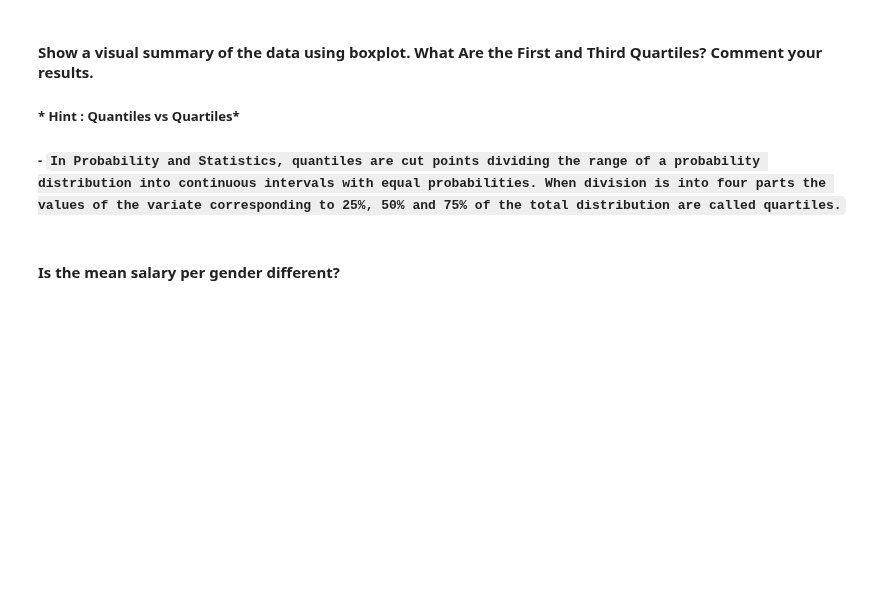
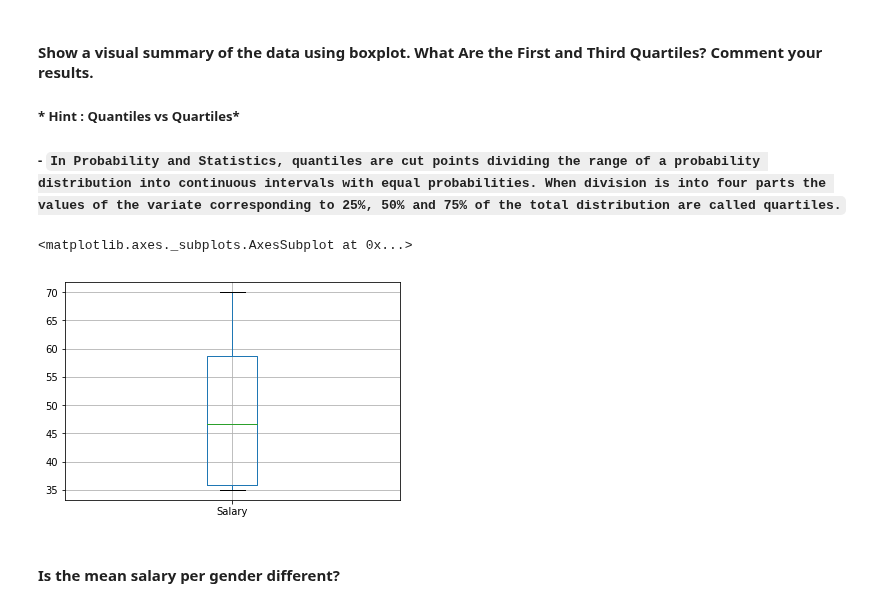
Before and after one commit to davidlafuentem/data-labs, a Jupyter notebook: module-2/lab-subsetting-and-descriptive-stats/your-code/main.ipynb, the cells around one changed output. Cells and saved outputs as stored; diff of their text form; code cells hidden in the pictures; blank space fills up the shorter version.

Commit message:
box plot

```diff
--- a/module-2/lab-subsetting-and-descriptive-stats/your-code/main.ipynb
+++ b/module-2/lab-subsetting-and-descriptive-stats/your-code/main.ipynb
@@ -127,7 +124,7 @@ Name: Temperature, dtype: float64
 #### Load the `employee.csv` file into a DataFrame. Call the dataframe `employee`
 # %%
 # your answer here
-employee = pd.read_csv('./employee.csv')
+employee = pd.read_csv('./Employee.csv')
 # %% [markdown]
 #### Explore the data types of the Temp dataframe. Comment your results
 # %%
@@ -245,0 +274,4 @@ SyntaxError: invalid syntax (<ipython-input-57-c403317ba1a1>, line 2)
+# %%
+# your answer here
+salary_box = pd.DataFrame(employee.groupby(['Years'])['Salary'].mean())
+salary_box.head(8)
@@ -252,3 +291,15 @@ SyntaxError: invalid syntax (<ipython-input-57-c403317ba1a1>, line 2)
+# %%
+# draw boxplot here
+salary_box.boxplot()
+
+"""
+I notice that the minimum outlayer is quite near the first quartile, so the 25% of the poblation is near the
+minimum salary.  The mean is arroud a salary of 48.  The maximum outlayer is far from third quartile.
+It seems there is no scew
+"""
+# %% [output]
+<matplotlib.axes._subplots.AxesSubplot at 0x...>
+[figure, added]
 # %%
 # print first quartile here
 # %%
```
Also changed, not shown: parts of 11 cells of this notebook.
